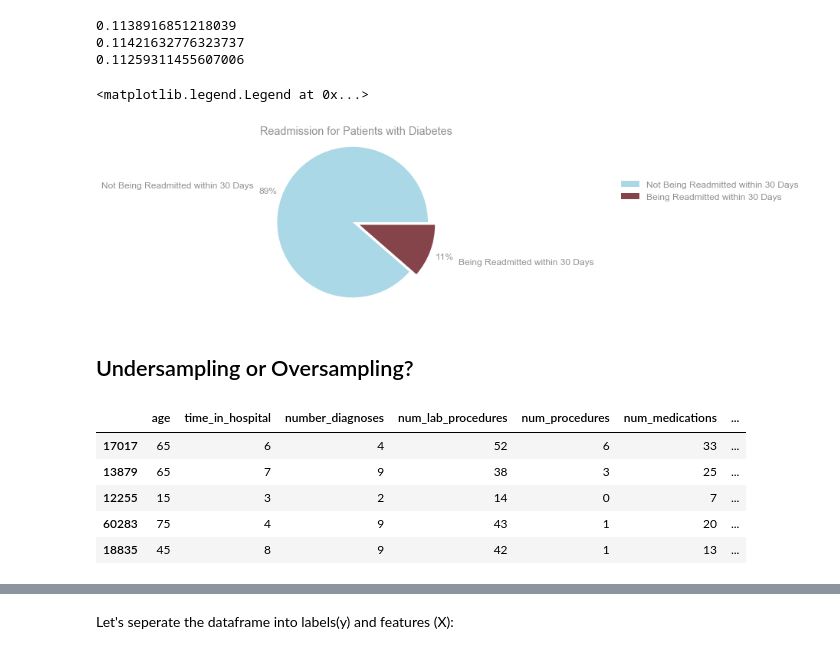
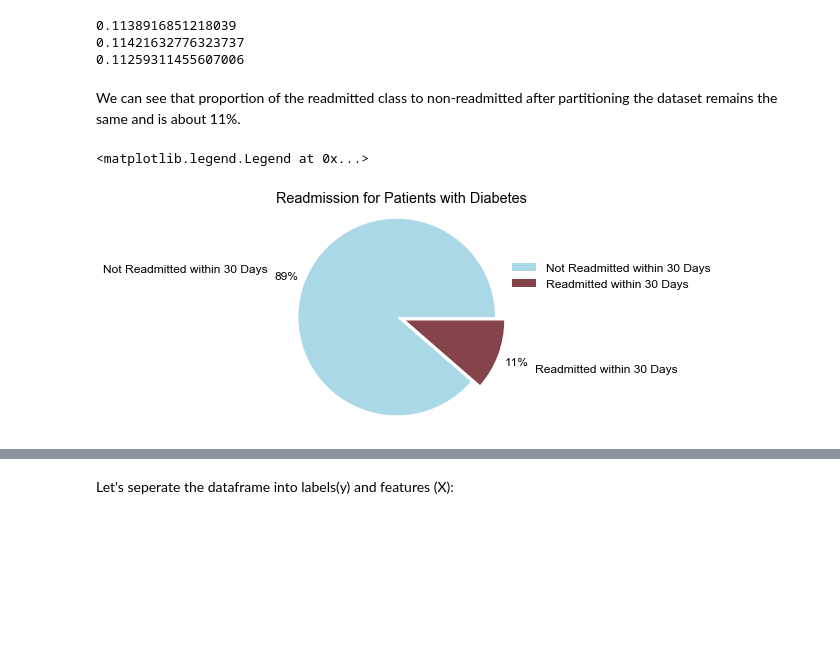
Before and after one commit to saragolesta/Complications-of-diabetes, a Jupyter notebook: Models.ipynb, the cells around one changed output, grey strips where cells are left out. Drawn from its saved outputs; the diff is of its cells as text; code cells hidden in the pictures; blank space fills up the shorter version.

```diff
--- a/Models.ipynb
+++ b/Models.ipynb
@@ -63,29 +76,22 @@ calculate_prevalence(df_test.iloc[:,-3])
 0.1138916851218039
 0.11421632776323737
 0.11259311455607006
+# %% [markdown]
+We can see that proportion of the readmitted class to non-readmitted after partitioning the dataset remains the same and is about 11%.
 # %%
 fig, ax = plt.subplots()
-plt.rcParams['font.sans-serif'] = 'Arial'
-plt.rcParams['font.family'] = 'sans-serif'
-plt.rcParams['text.color'] = '#909090'
-plt.rcParams['axes.labelcolor']= '#909090'
-plt.rcParams['xtick.color'] = '#909090'
-plt.rcParams['ytick.color'] = '#909090'
-plt.rcParams['font.size']=12
 color_palette_list = ['#AAD8E6','#854449']
-labels = ['Not Being Readmitted within 30 Days',
-         'Being Readmitted within 30 Days']
+labels = ['Not Readmitted within 30 Days',
+         'Readmitted within 30 Days']
 percentages = [88.6, 11.4]
 explode=(0.1,0)
 ax.pie(percentages, explode=explode, labels=labels,
        colors=color_palette_list, autopct='%1.0f%%',
        shadow=False, startangle=0,
        pctdistance=1.2,labeldistance=1.4)
 ax.axis('equal')
 ax.set_title("Readmission for Patients with Diabetes")
-ax.legend(frameon=False, bbox_to_anchor=(1.5,0.8))
+ax.legend(frameon=False, bbox_to_anchor=(0.8,0.8))
 # %% [output]
 <matplotlib.legend.Legend at 0x...>
-[figure, old version]
+[figure, new version]
-# %% [markdown]
-## Undersampling or Oversampling?
@@ -112,9 +97,0 @@ ax.legend(frameon=False, bbox_to_anchor=(1.5,0.8))
-# %%
-df_train.head()
-# %% [output]
-|  | age | time_in_hospital | number_diagnoses | num_lab_procedures | num_procedures | num_medications | ... |
-| 17017 | 65 | 6 | 4 | 52 | 6 | 33 | ... |
-| 13879 | 65 | 7 | 9 | 38 | 3 | 25 | ... |
-| 12255 | 15 | 3 | 2 | 14 | 0 | 7 | ... |
-| 60283 | 75 | 4 | 9 | 43 | 1 | 20 | ... |
-| 18835 | 45 | 8 | 9 | 42 | 1 | 13 | ... |
```
Also changed, not shown: parts of 75 cells of this notebook, 1 other file.
